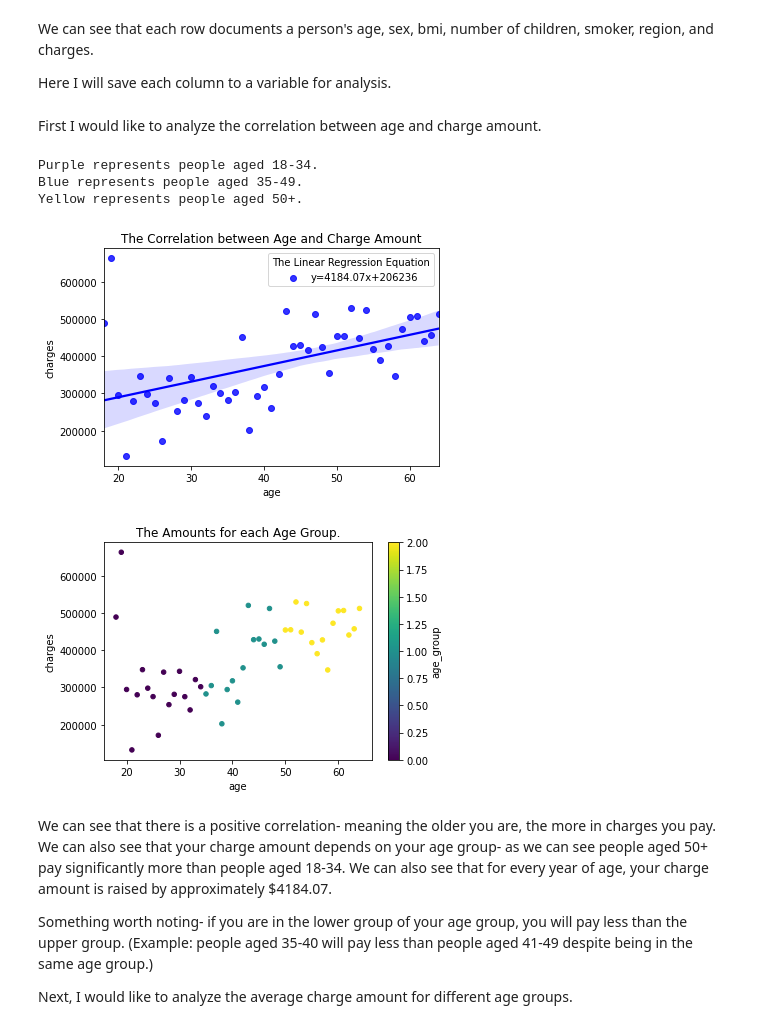
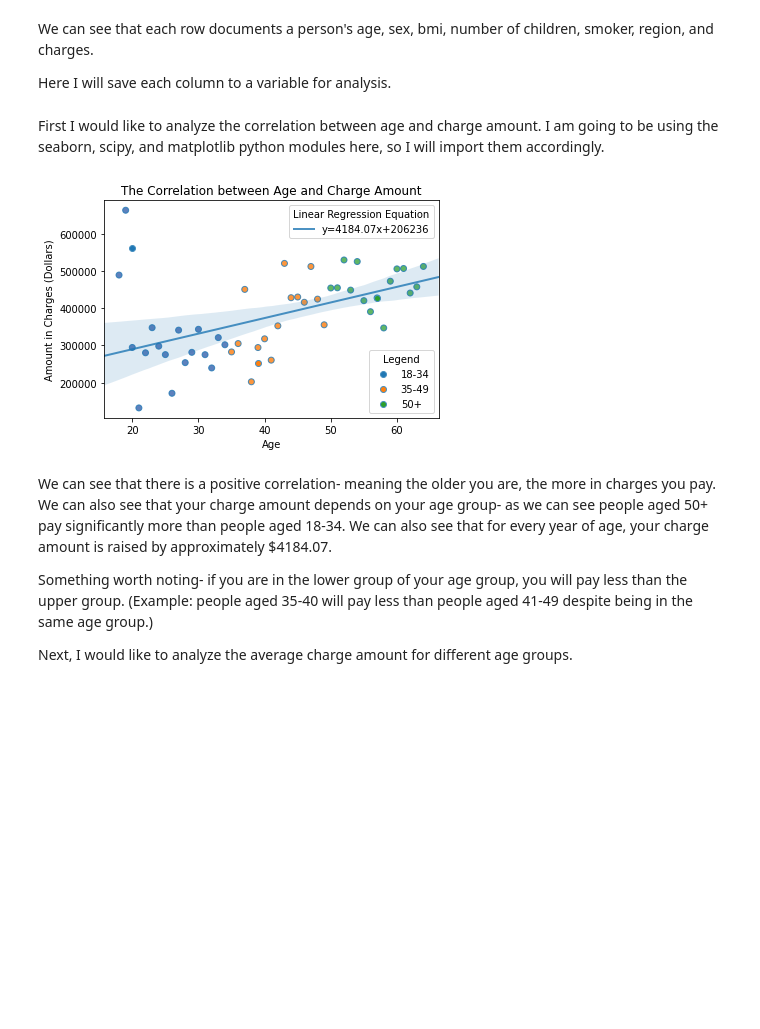
Before and after one commit to marqidox/US-Medical-Insurance-Costs, a Jupyter notebook: us-medical-insurance-costs-checkpoint.ipynb, the cells around one changed output. Drawn from its saved outputs; the diff is of its cells as text; code cells hidden in the pictures; blank space fills up the shorter version.

```diff
--- a/us-medical-insurance-costs-checkpoint.ipynb
+++ b/us-medical-insurance-costs-checkpoint.ipynb
@@ -50,59 +50,78 @@ smokers=insurance_dataframe['smoker']
 regions=insurance_dataframe['region']
 charges=insurance_dataframe['charges']
 # %% [markdown]
-First I would like to analyze the correlation between age and charge amount.
+First I would like to analyze the correlation between age and charge amount. I am going to be using the seaborn, scipy, and matplotlib python modules here, so I will import them accordingly.
 # %%
 import seaborn as sns
-import numpy as np
 from scipy import stats
 import matplotlib.pyplot as plt
+import matplotlib.lines as mlines
+
 def calculate_correlation():
     ages_charges=insurance_dataframe.groupby('age').charges.sum().reset_index()
     def determine_age_group(x):
         if x['age']<35:
-            return 0
+            return '#3462ad'
         if 50>x['age']>=35:
-            return 1
+            return '#fc7c0c'
         if x['age']>=50:
-            return 2
+            return '#38a43f'
 
-    ages_charges['age_group']=ages_charges.apply(lambda x:
-        determine_age_group(x),
+    ages_charges['age_group']=ages_charges.apply(
+        determine_age_group,
         axis=1
     )
 
-    slope, intercept, r_value, p_value, std_err = stats.linregress(ages_charges['age'],ages_charges['charges'])
+    x_col=ages_charges['age']
+    y_col=ages_charges['charges']
+    color=ages_charges['age_group']
+
+    slope, intercept, r_value, p_value, std_err = stats.linregress(x_col,y_col)
+
+    lin_reg=f'y={slope:.2f}x+{intercept:.0f}'
 
     scat=sns.regplot(
-        x=ages_charges['age'],
-        y=ages_charges['charges'],
-        color='blue',
-        label=f'y={round(slope,2)}x+{round(intercept)}'
-    )
-    scat.legend().set_title('The Linear Regression Equation')
-
-    scat.set_title('The Correlation between Age and Charge Amount')
-
-    scat2=ages_charges.plot.scatter(
         x='age',
         y='charges',
-        c='age_group',
-        colormap='viridis',
-        title='The Amounts for each Age Group.',
-        sharex=False
+        data=ages_charges,
+        truncate=False,
+        scatter_kws={'facecolors':color},
+        line_kws={
+            'alpha':0.8,
+            'linewidth':2,
+            'label':lin_reg
+        }
     )
-    print(
-        'Purple represents people aged 18-34.\nBlue represents people aged 35-49.\nYellow represents people aged 50+.'
+
+    scat.set(
+        title='The Correlation between Age and Charge Amount',
+        xlabel='Age',
+        ylabel='Amount in Charges (Dollars)'
+    )
+
+    #using existing points to put in the legend
+    dot=scat.scatter(20,562857.83475,edgecolors='#4890c1')
+    dot2=scat.scatter(39,252568.341850,edgecolors='#4890c1')
+    dot3=scat.scatter(57,427626.816500,edgecolors='#4890c1')
+
+    first_legend=plt.legend(
+        title='Linear Regression Equation',
+        loc='upper right'
+    )
+
+    ax=plt.gca().add_artist(first_legend)
+
+    plt.legend(
+        (dot,dot2,dot3),
+        ('18-34','35-49','50+'),
+        loc='lower right',
+        title='Legend'
     )
 
 
 calculate_correlation()
 # %% [output]
-Purple represents people aged 18-34.
-Blue represents people aged 35-49.
-Yellow represents people aged 50+.
-[figure, old version]
+[figure, new version]
-[figure, removed]
 # %% [markdown]
 We can see that there is a positive correlation- meaning the older you are, the more in charges you pay. We can also see that your charge amount depends on your age group- as we can see people aged 50+ pay significantly more than people aged 18-34. We can also see that for every year of age, your charge amount is raised by approximately $4184.07.
 
```
Also changed, not shown: parts of 8 cells of this notebook.
